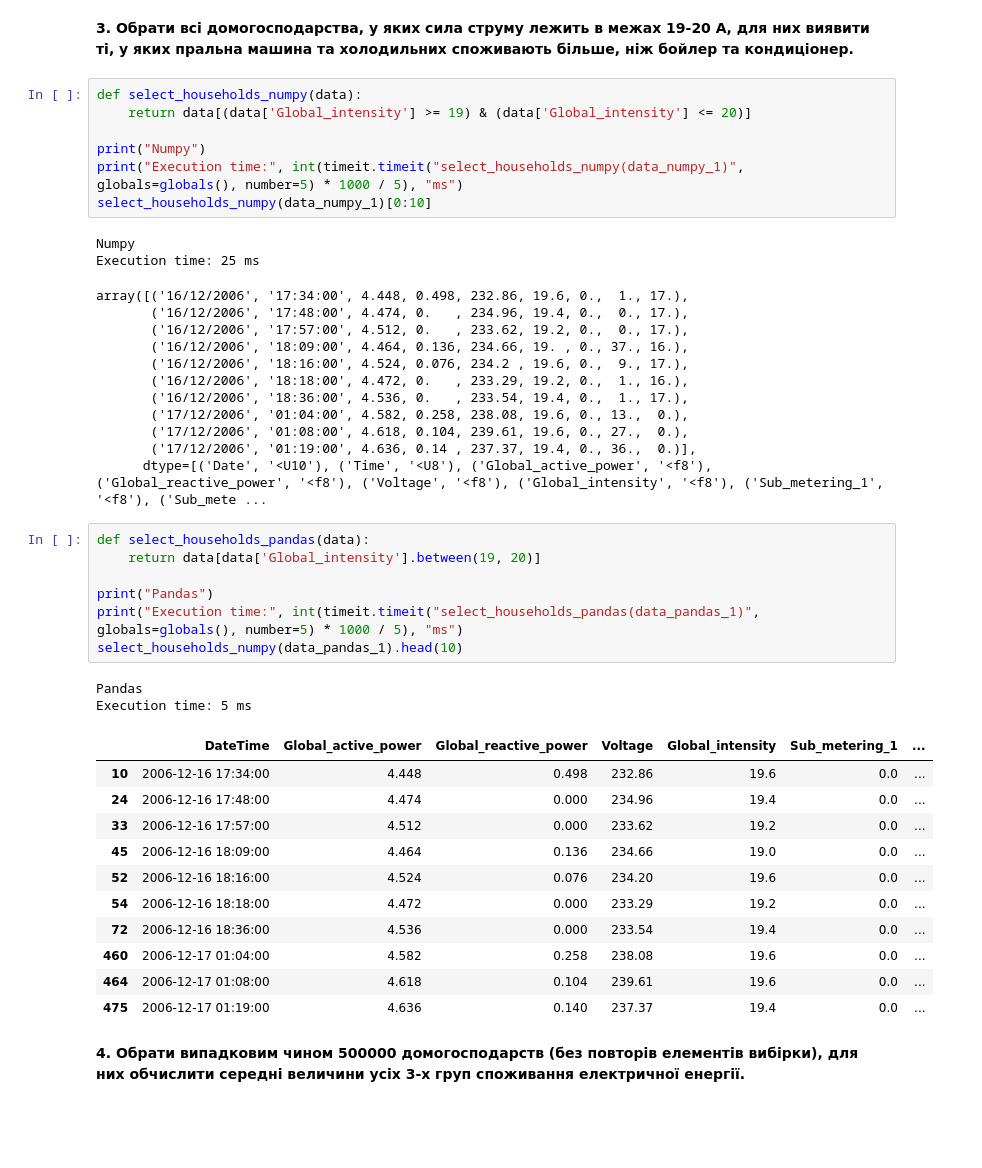
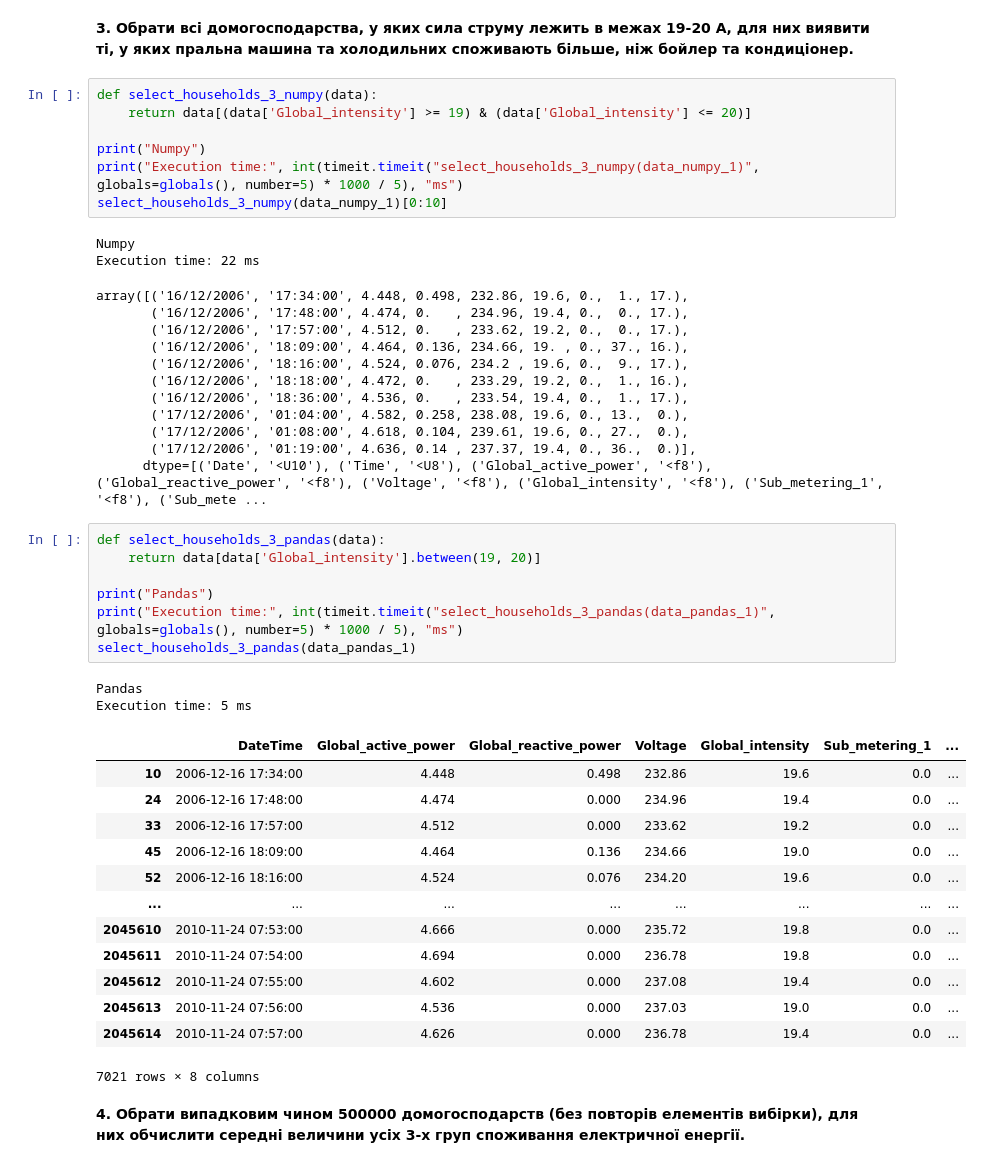
Before and after one commit to kI0ums/AD, a Jupyter notebook: lab4/lab4.ipynb, the cells around one changed output. Cells and saved outputs as stored; diff of their text form; blank space fills up the shorter version.

```diff
--- a/lab4/lab4.ipynb
+++ b/lab4/lab4.ipynb
@@ -212,15 +214,15 @@ Execution time: 50 ms
 # %% [markdown]
 <b>3. Обрати всі домогосподарства, у яких сила струму лежить в межах 19-20 А, для них виявити ті, у яких пральна машина та холодильних споживають більше, ніж бойлер та кондиціонер.</b>
 # %%
-def select_households_numpy(data):
+def select_households_3_numpy(data):
     return data[(data['Global_intensity'] >= 19) & (data['Global_intensity'] <= 20)]
 
 print("Numpy")
-print("Execution time:", int(timeit.timeit("select_households_numpy(data_numpy_1)", globals=globals(), number=5) * 1000 / 5), "ms")
-select_households_numpy(data_numpy_1)[0:10]
+print("Execution time:", int(timeit.timeit("select_households_3_numpy(data_numpy_1)", globals=globals(), number=5) * 1000 / 5), "ms")
+select_households_3_numpy(data_numpy_1)[0:10]
 # %% [output]
 Numpy
-Execution time: 25 ms
+Execution time: 22 ms
 array([('16/12/2006', '17:34:00', 4.448, 0.498, 232.86, 19.6, 0.,  1., 17.),
        ('16/12/2006', '17:48:00', 4.474, 0.   , 234.96, 19.4, 0.,  0., 17.),
        ('16/12/2006', '17:57:00', 4.512, 0.   , 233.62, 19.2, 0.,  0., 17.),
@@ -233,26 +235,28 @@ array([('16/12/2006', '17:34:00', 4.448, 0.498, 232.86, 19.6, 0.,  1., 17.),
        ('17/12/2006', '01:19:00', 4.636, 0.14 , 237.37, 19.4, 0., 36.,  0.)],
       dtype=[('Date', '<U10'), ('Time', '<U8'), ('Global_active_power', '<f8'), ('Global_reactive_power', '<f8'), ('Voltage', '<f8'), ('Global_intensity', '<f8'), ('Sub_metering_1', '<f8'), ('Sub_mete ...
 # %%
-def select_households_pandas(data):
+def select_households_3_pandas(data):
     return data[data['Global_intensity'].between(19, 20)]
 
 print("Pandas")
-print("Execution time:", int(timeit.timeit("select_households_pandas(data_pandas_1)", globals=globals(), number=5) * 1000 / 5), "ms")
-select_households_numpy(data_pandas_1).head(10)
+print("Execution time:", int(timeit.timeit("select_households_3_pandas(data_pandas_1)", globals=globals(), number=5) * 1000 / 5), "ms")
+select_households_3_pandas(data_pandas_1)
 # %% [output]
 Pandas
 Execution time: 5 ms
 |  | DateTime | Global_active_power | Global_reactive_power | Voltage | Global_intensity | Sub_metering_1 | ... |
 | 10 | 2006-12-16 17:34:00 | 4.448 | 0.498 | 232.86 | 19.6 | 0.0 | ... |
 | 24 | 2006-12-16 17:48:00 | 4.474 | 0.000 | 234.96 | 19.4 | 0.0 | ... |
 | 33 | 2006-12-16 17:57:00 | 4.512 | 0.000 | 233.62 | 19.2 | 0.0 | ... |
 | 45 | 2006-12-16 18:09:00 | 4.464 | 0.136 | 234.66 | 19.0 | 0.0 | ... |
 | 52 | 2006-12-16 18:16:00 | 4.524 | 0.076 | 234.20 | 19.6 | 0.0 | ... |
-| 54 | 2006-12-16 18:18:00 | 4.472 | 0.000 | 233.29 | 19.2 | 0.0 | ... |
-| 72 | 2006-12-16 18:36:00 | 4.536 | 0.000 | 233.54 | 19.4 | 0.0 | ... |
-| 460 | 2006-12-17 01:04:00 | 4.582 | 0.258 | 238.08 | 19.6 | 0.0 | ... |
-| 464 | 2006-12-17 01:08:00 | 4.618 | 0.104 | 239.61 | 19.6 | 0.0 | ... |
-| 475 | 2006-12-17 01:19:00 | 4.636 | 0.140 | 237.37 | 19.4 | 0.0 | ... |
+| ... | ... | ... | ... | ... | ... | ... | ... |
+| 2045610 | 2010-11-24 07:53:00 | 4.666 | 0.000 | 235.72 | 19.8 | 0.0 | ... |
+| 2045611 | 2010-11-24 07:54:00 | 4.694 | 0.000 | 236.78 | 19.8 | 0.0 | ... |
+| 2045612 | 2010-11-24 07:55:00 | 4.602 | 0.000 | 237.08 | 19.4 | 0.0 | ... |
+| 2045613 | 2010-11-24 07:56:00 | 4.536 | 0.000 | 237.03 | 19.0 | 0.0 | ... |
+| 2045614 | 2010-11-24 07:57:00 | 4.626 | 0.000 | 236.78 | 19.4 | 0.0 | ... |
+7021 rows × 8 columns
 # %% [markdown]
 <b>4. Обрати випадковим чином 500000 домогосподарств (без повторів елементів вибірки), для них обчислити середні величини усіх 3-х груп споживання електричної енергії.</b>
 # %%
```
Also changed, not shown: parts of 15 cells of this notebook.
